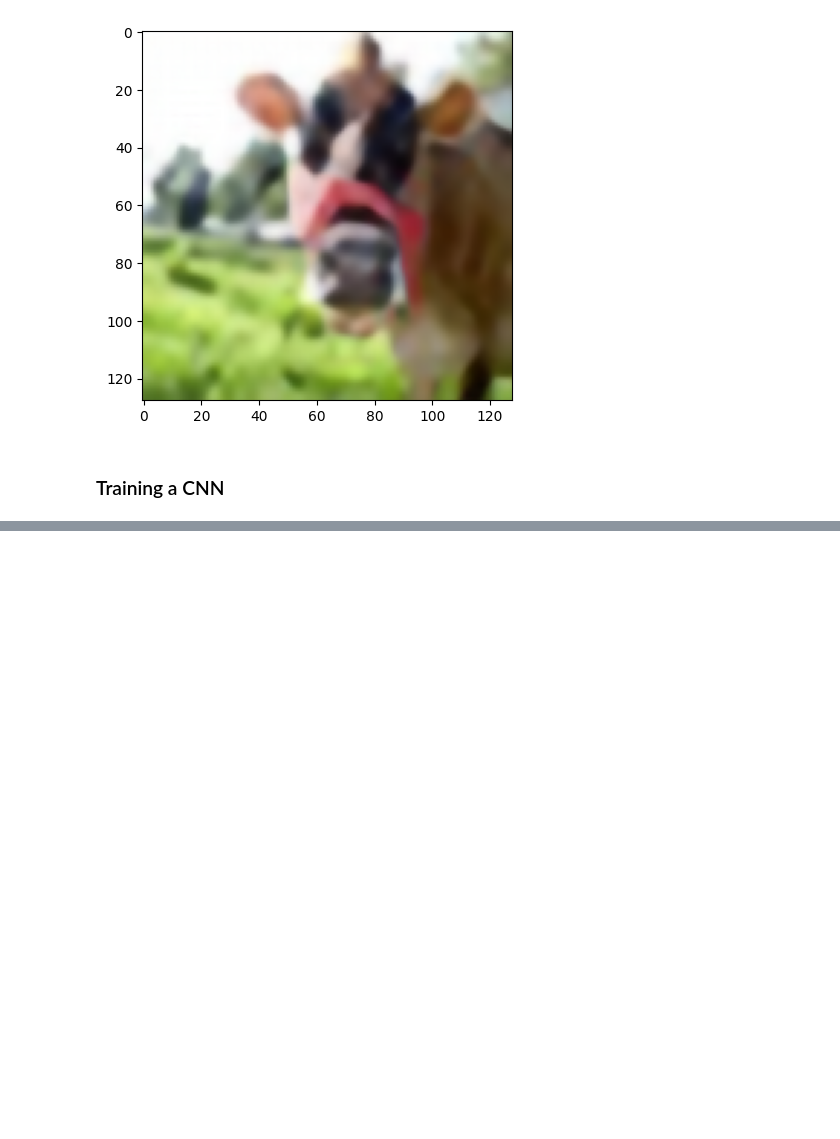
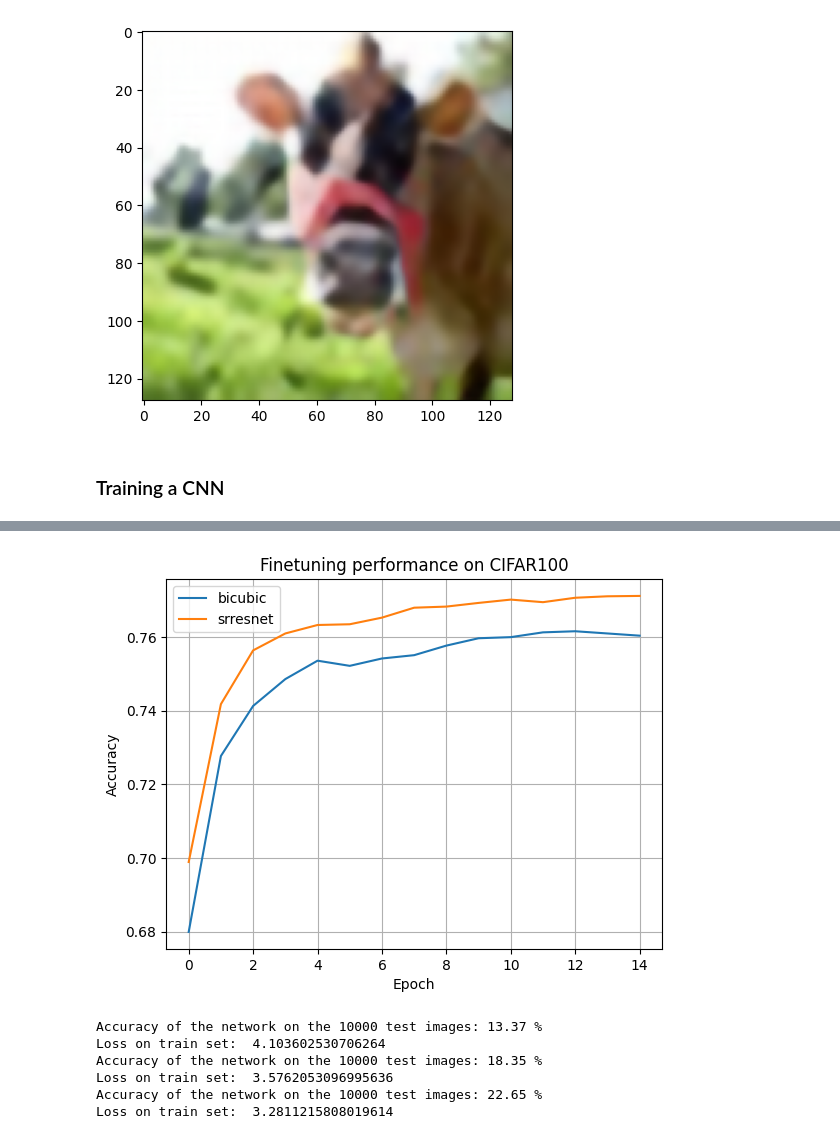
Before and after one commit to GauthamBellamkonda/Image-SuperResolution, a Jupyter notebook: Code/generateSR-cifar100.ipynb, the cells around one changed output, grey strips where cells are left out. Saved outputs shown, nothing was run; the diff lists cells and outputs as text; code cells hidden in the pictures; blank space fills up the shorter version.

Commit message:
Finetuning complete, add checkpoints

```diff
--- a/Code/generateSR-cifar100.ipynb
+++ b/Code/generateSR-cifar100.ipynb
@@ -142,5 +142,7 @@ def train(model, trainloader, testloader, epochs=10):
     return accuracy
 # %%
 model = create_model(True, 100)
-train(model, bc_trainloader, bc_testloader, epochs=15)
+bc_acc = train(model, bc_trainloader, bc_testloader, epochs=15)
+
+torch.save(model.state_dict(), 'model/model_bc_finetune15_cifar100.pth')
 # %% [output]
@@ -153,3 +166,5 @@ Loss on train set:  0.580283570015217
 # %%
 model = create_model(True, 100)
-train(model, sr_trainloader, sr_testloader, epochs=15)
+sr_acc = train(model, sr_trainloader, sr_testloader, epochs=15)
+
+torch.save(model.state_dict(), 'model/model_sr_finetune15_cifar100.pth')
@@ -156,5 +189,25 @@ train(model, sr_trainloader, sr_testloader, epochs=15)
+# %%
+plt.plot(bc_acc, label='bicubic')
+plt.plot(sr_acc, label='srresnet')
+plt.xlabel('Epoch')
+plt.ylabel('Accuracy')
+plt.title('Finetuning performance on CIFAR100')
+plt.legend()
+plt.grid()
+plt.show()
+# %% [output]
+[figure, added]
 # %%
 model = create_model(False, 100)
-train(model, bc_trainloader, bc_testloader, epochs=100)
+bc_acc = train(model, bc_trainloader, bc_testloader, epochs=100)
+
+torch.save(model.state_dict(), 'model/model_bc_scratch100_cifar100.pth')
+# %% [output]
+Accuracy of the network on the 10000 test images: 13.37 %
+Loss on train set:  4.103602530706264
+Accuracy of the network on the 10000 test images: 18.35 %
+Loss on train set:  3.5762053096995636
+Accuracy of the network on the 10000 test images: 22.65 %
+Loss on train set:  3.2811215808019614
 # %%
 model = create_model(False, 100)
```
Also changed, not shown: parts of 5 cells of this notebook, 5 other files.
